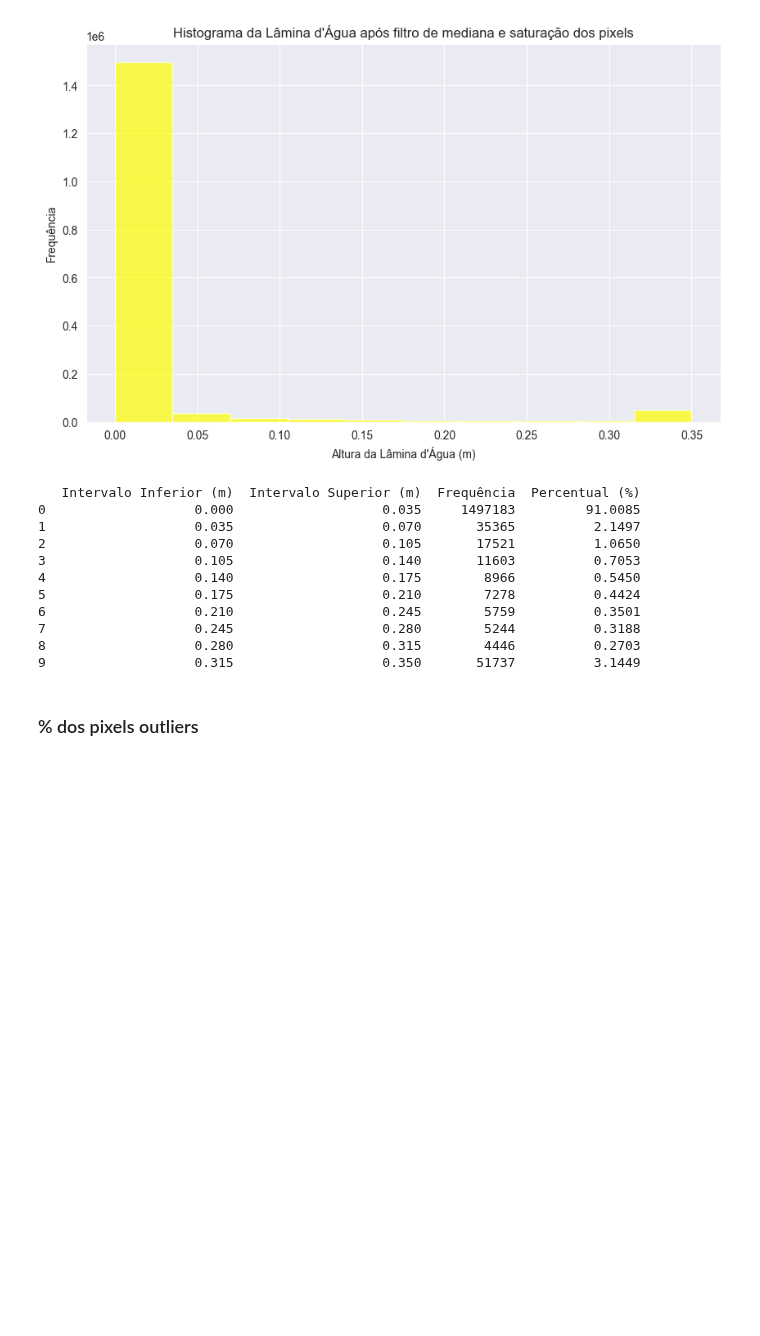
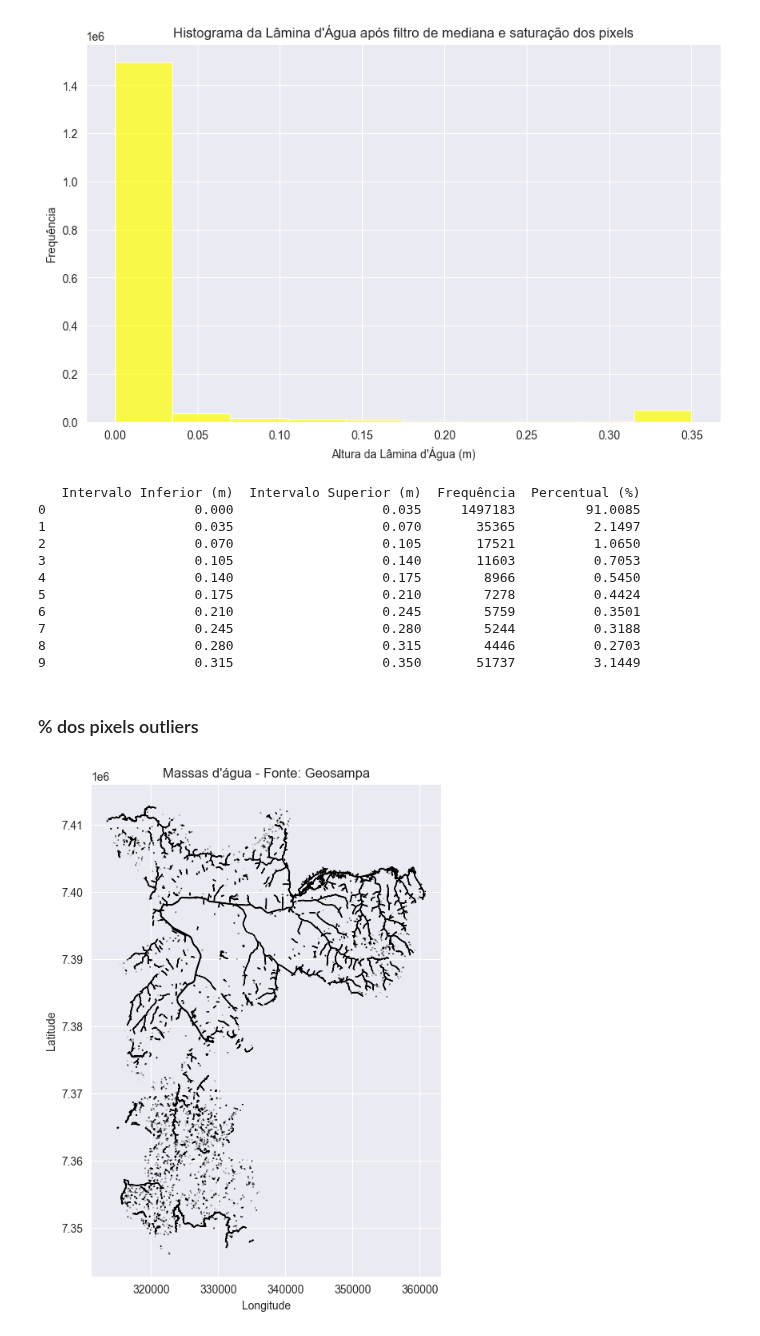
Before and after one commit to marcelof314/SP_urban_flooding, a Jupyter notebook: 05 Raster preparation.ipynb, the cells around one changed output. Saved outputs shown, nothing was run; the diff lists cells and outputs as text; code cells hidden in the pictures; blank space fills up the shorter version.

Commit message:
Produzindo estatísticas sobre os pixels outliers.
Signed-off-by: Marcelo Fernandes <41390930+marcelof314@users.noreply.github.com>

```diff
--- a/05 Raster preparation.ipynb
+++ b/05 Raster preparation.ipynb
@@ -8,6 +8,11 @@ import pandas as pd
 ### Parâmetros do sistema
 # %%
 arquivo_raster = '/Users/marcelofernandes/My Drive/Arquivos/h_max_1.34953e+08_pacote100_090924.tif'
+
+arquivo_bacia = '/Users/marcelofernandes/Library/CloudStorage/GoogleDrive-marcelo.fernandes@alumni.usp.br/.shortcut-targets-by-id/1M--OnzbTYagrNv5Ss9fjWlBxCMmasz-Y/10_Mestrado_2021_Marcelo Fernandes/6_Qualificação/Mapas temáticos e figuras/BACIA_HIDROGRAFICA/SIRGAS_BACIAHIDROGRAFICA.shp'
+
+arquivo_massa = '/Users/marcelofernandes/Library/CloudStorage/GoogleDrive-marcelo.fernandes@alumni.usp.br/.shortcut-targets-by-id/1M--OnzbTYagrNv5Ss9fjWlBxCMmasz-Y/10_Mestrado_2021_Marcelo Fernandes/6_Qualificação/Mapas temáticos e figuras/SIRGAS_SHP_hidrogramassadagua_2004/SIRGAS_MASSADAGUA.shp'
+
 # Definindo o limite de altura
 limite_minimo = 0 # em metros
 limite_maximo = 35 # em metros
@@ -307,0 +314,24 @@ from shapely.geometry import mapping
+# %%
+# 1. Carregar o raster de alagamento
+with rasterio.open(arquivo_raster) as raster:
+    alagamento = raster.read(1)  # Lê a primeira banda do raster
+    raster_profile = raster.profile  # Pega os metadados do raster
+    raster_transform = raster.transform  # Transforma para coordenadas geográficas
+    no_data_value = raster.nodata  # Pega o valor NoData se houver
+
+# 2. Carregar o shapefile das bacias hidrográficas
+massas_hidro = gpd.read_file(arquivo_massa)
+# %%
+# Plotar o shapefile usando geopandas
+massas_hidro.plot(figsize=(10, 8), edgecolor='black', facecolor='lightblue')
+
+# Configurar o título e rótulos
+plt.title("Massas d'água - Fonte: Geosampa")
+plt.xlabel("Longitude")
+plt.ylabel("Latitude")
+plt.grid(True)
+
+# Exibir o plot
+plt.show()
+# %% [output]
+[figure, added]
```
Also changed, not shown: parts of 7 cells of this notebook.
